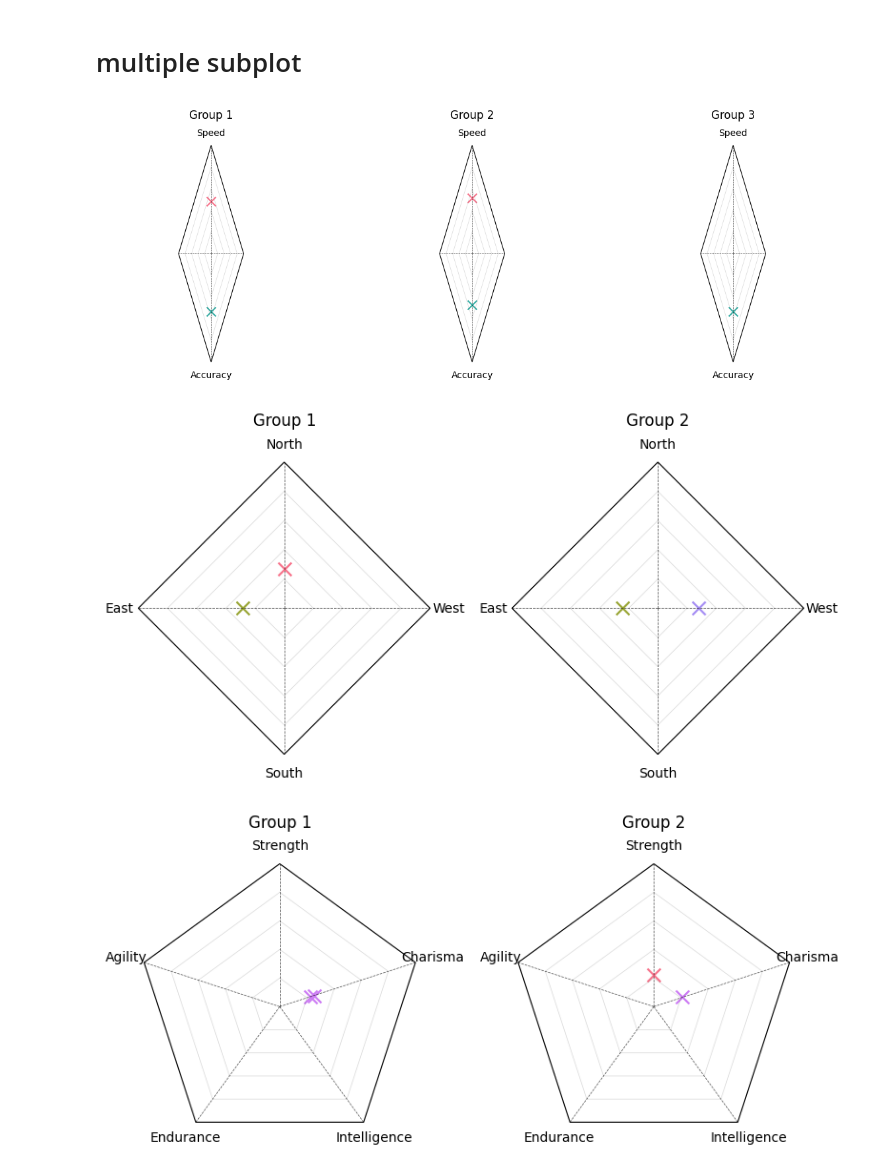
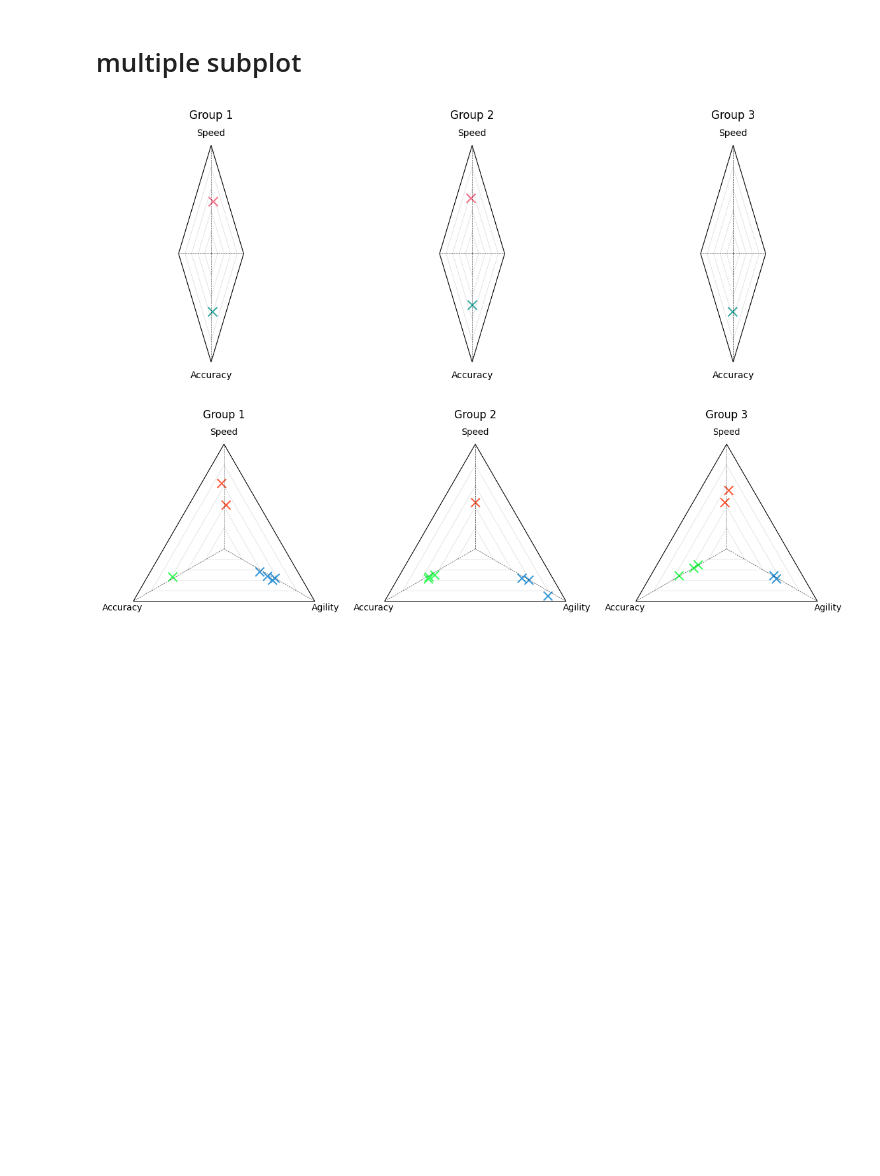
Before and after one commit to ryan-soh-pprint/DS_template, a Jupyter notebook: notebooks/insights.ipynb, the cells around one changed output. Saved outputs shown, nothing was run; the diff lists cells and outputs as text; code cells hidden in the pictures; blank space fills up the shorter version.

```diff
--- a/notebooks/insights.ipynb
+++ b/notebooks/insights.ipynb
@@ -383,7 +383,8 @@ def create_radar_chart(categories, data, category_colors, title, horizontal_scal
             original_colors[1] if diamond_mode and max_value_index == 2 else
             'gray' if diamond_mode else category_colors[max_value_index]
         )
-        ax.scatter(theta[max_value_index], d[max_value_index], s=100, color=category_color, marker='x')
+        theta_jitter = theta[max_value_index] + np.random.uniform(-0.05, 0.05)
+        ax.scatter(theta_jitter, d[max_value_index], s=100, color=category_color, marker='x')
 
     ax.set_varlabels(categories)
     ax.set_ylim(min_y, max_y)
@@ -433,53 +434,63 @@ def plot_radar_charts(df, categories = None, colors = None, titles=None):
         data = group.values.tolist()  # Convert group data into a list of rows
         create_radar_chart(categories, data, colors, title, ax=axs[i])
 
     # Hide unused subplots
     for j in range(num_charts, len(axs)):
         fig.delaxes(axs[j])
 
     plt.tight_layout()
     plt.show()
 
 if __name__ == "__main__":
     # Example DataFrame with duplicated indices
     data_dict = {
         'Speed': [88, 64, 99, 75, 60],
         'Accuracy': [78, 92, 77, 82, 85]
     }
     index = ['Group 1', 'Group 1', 'Group 2', 'Group 2', 'Group 3']
     df = pd.DataFrame(data_dict, index=index)
 
     categories = df.columns.tolist()
     colors = ['#FF5733', '#33FF57']
 
     plot_radar_charts(df)
 
 
-    # Example DataFrame with 4 variables
+    # # Example DataFrame with 4 variables
+    # data_dict = {
+    #     'North': [30, 21, 20, 29],
+    #     'East': [23, 31, 31, 35],
+    #     'South': [27, 25, 31, 34],
+    #     'West': [22, 21, 36, 34]
+    # }
+    # index = ['Group 1', 'Group 1', 'Group 2', 'Group 2']
+    # df = pd.DataFrame(data_dict, index=index)
+    # colors = ['#3498DB', '#E74C3C', '#2ECC71', '#F39C12']
+    # plot_radar_charts(df)
+
+    # # Example DataFrame with 5 variables
+    # data_dict = {
+    #     'Strength': [86, 67, 58, 96],
+    #     'Agility': [56, 53, 75, 56],
+    #     'Endurance': [70, 74, 51, 93],
+    #     'Intelligence': [58, 63, 69, 57],
+    #     'Charisma': [88, 99, 77, 96]
+    # }
+    # index = ['Group 1', 'Group 1', 'Group 2', 'Group 2']
+    # df = pd.DataFrame(data_dict, index=index)
+    # colors = ['#FF0000', '#00FF00', '#0000FF', '#FFFF00', '#FF00FF']
+    # plot_radar_charts(df)
+
+    # generate a larger datasets with more datapoints for 3 variables
     data_dict = {
-        'North': [30, 21, 20, 29],
-        'East': [23, 31, 31, 35],
-        'South': [27, 25, 31, 34],
-        'West': [22, 21, 36, 34]
+        'Speed': np.random.randint(1, 100, 21),
+        'Accuracy': np.random.randint(1, 100, 21),
+        'Agility': np.random.randint(1, 100, 21)
     }
-    index = ['Group 1', 'Group 1', 'Group 2', 'Group 2']
+    index = ['Group 1', 'Group 2', 'Group 3']* 7
     df = pd.DataFrame(data_dict, index=index)
-    colors = ['#3498DB', '#E74C3C', '#2ECC71', '#F39C12']
-    plot_radar_charts(df)
-
-    # Example DataFrame with 5 variables
-    data_dict = {
-        'Strength': [86, 67, 58, 96],
-        'Agility': [56, 53, 75, 56],
-        'Endurance': [70, 74, 51, 93],
-        'Intelligence': [58, 63, 69, 57],
-        'Charisma': [88, 99, 77, 96]
-    }
-    index = ['Group 1', 'Group 1', 'Group 2', 'Group 2']
-    df = pd.DataFrame(data_dict, index=index)
-    colors = ['#FF0000', '#00FF00', '#0000FF', '#FFFF00', '#FF00FF']
-    plot_radar_charts(df)
+    colors = ['#FF5733', '#33FF57', '#3498DB']
+    plot_radar_charts(df, colors=colors)
 # %% [output]
 [figure]
-[figure, old version]
+[figure, new version]
-[figure, removed]
```
